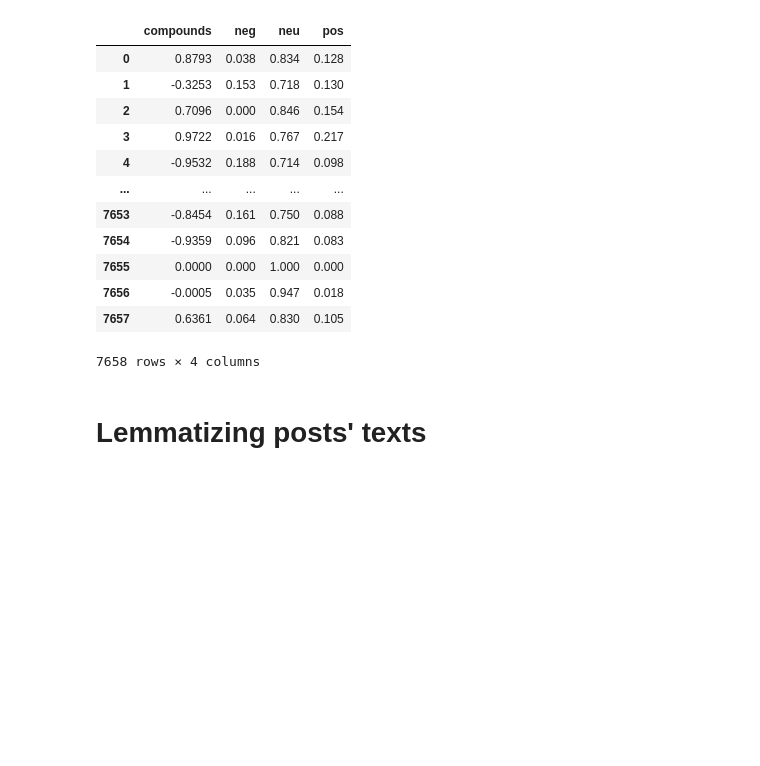
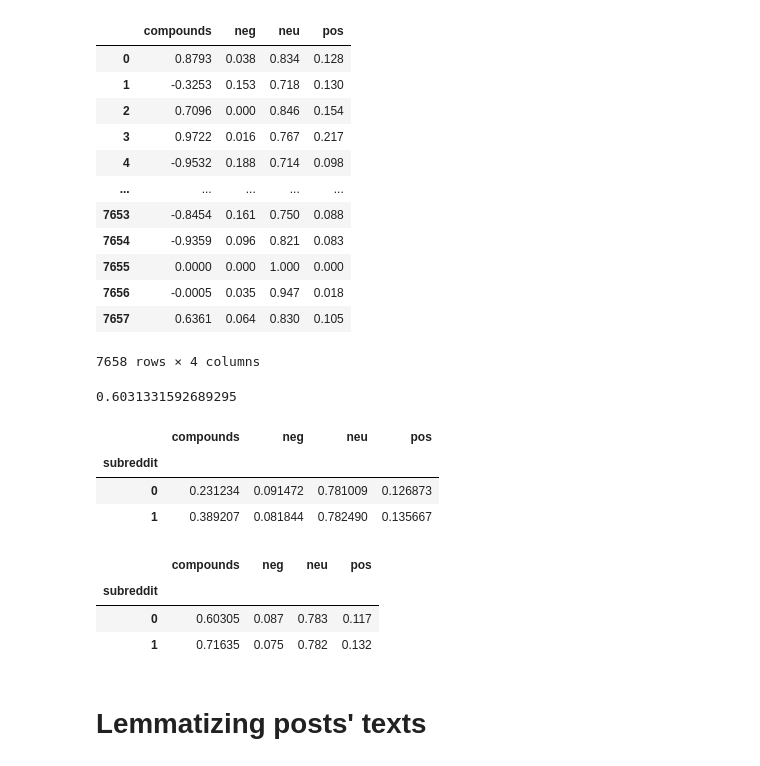
Before and after one commit to gabrielafichtner/dating-marry-classification, a Jupyter notebook: Data Cleaning and Modeling.ipynb, the cells around one changed output. Drawn from its saved outputs; the diff is of its cells as text; code cells hidden in the pictures; blank space fills up the shorter version.

```diff
--- a/Data Cleaning and Modeling.ipynb
+++ b/Data Cleaning and Modeling.ipynb
@@ -321,3 +331,23 @@ date_marry[['compounds', 'neg', 'neu', 'pos']]
+# %%
+logreg = LogisticRegression()
+logreg.fit(X_train, y_train)
+logreg.score(X_test, y_test)
+# %% [output]
+0.6031331592689295
+# %%
+date_marry.groupby('subreddit')['compounds', 'neg', 'neu', 'pos'].mean()
+# %% [output]
+|  | compounds | neg | neu | pos |
+| subreddit |  |  |  |  |
+| 0 | 0.231234 | 0.091472 | 0.781009 | 0.126873 |
+| 1 | 0.389207 | 0.081844 | 0.782490 | 0.135667 |
+# %%
+date_marry.groupby('subreddit')['compounds', 'neg', 'neu', 'pos'].median()
+# %% [output]
+|  | compounds | neg | neu | pos |
+| subreddit |  |  |  |  |
+| 0 | 0.60305 | 0.087 | 0.783 | 0.117 |
+| 1 | 0.71635 | 0.075 | 0.782 | 0.132 |
 # %% [markdown]
 # Lemmatizing posts' texts
 # %%
```
Also changed, not shown: parts of 23 cells of this notebook.
